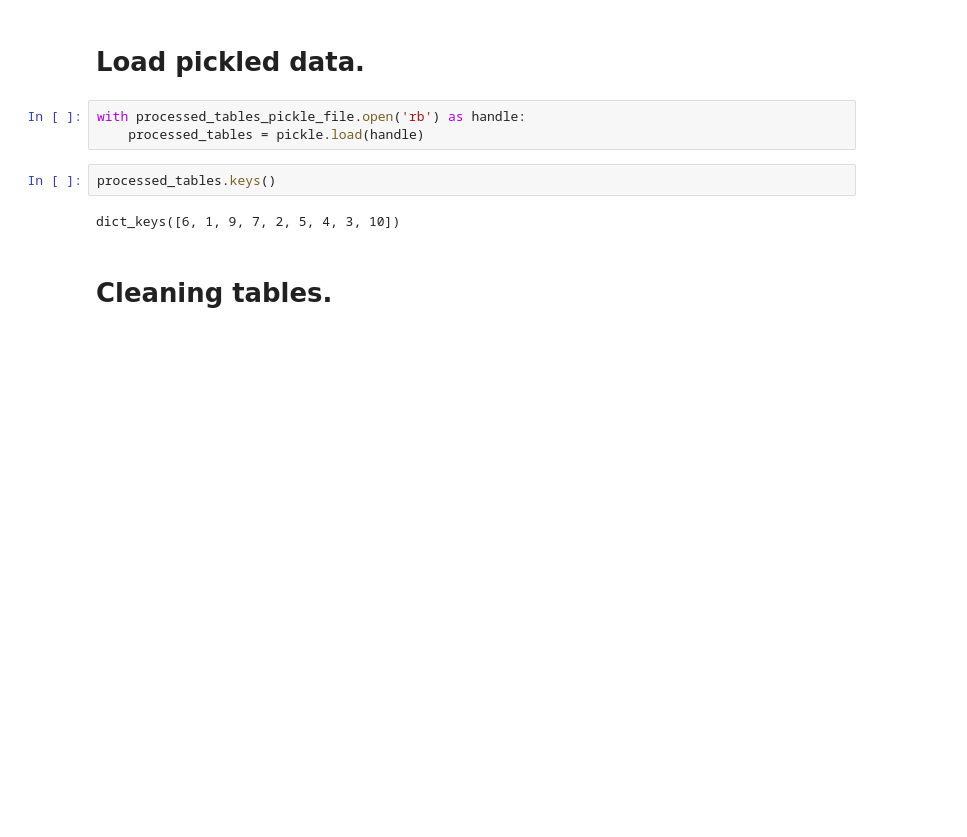
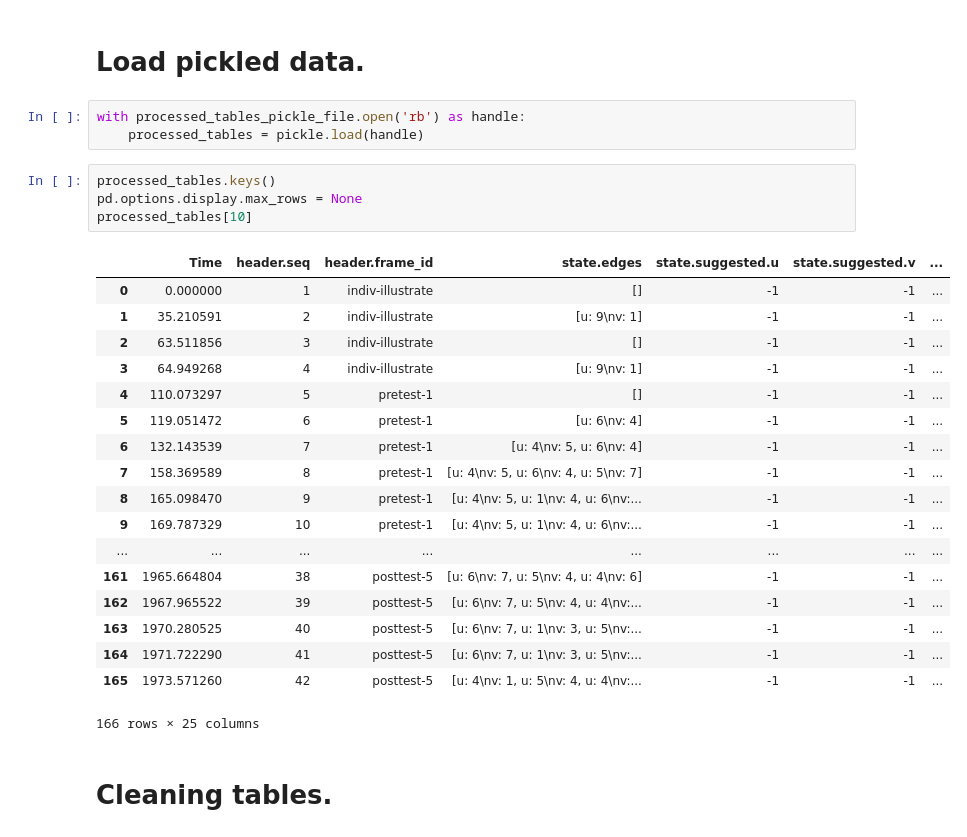
Before and after one commit to utku-norman/justhink-preexp-analysis, a Jupyter notebook: analysis/notebooks/3-measuring-learning-outcomes-pretest-postest.ipynb, the cells around one changed output. Cells and saved outputs as stored; diff of their text form; blank space fills up the shorter version.

```diff
--- a/analysis/notebooks/3-measuring-learning-outcomes-pretest-postest.ipynb
+++ b/analysis/notebooks/3-measuring-learning-outcomes-pretest-postest.ipynb
@@ -32,8 +32,27 @@ with processed_tables_pickle_file.open('rb') as handle:
     processed_tables = pickle.load(handle)
 # %%
 processed_tables.keys()
+pd.options.display.max_rows = None
+processed_tables[10]
 # %% [output]
+|  | Time | header.seq | header.frame_id | state.edges | state.suggested.u | state.suggested.v | ... |
+| 0 | 0.000000 | 1 | indiv-illustrate | [] | -1 | -1 | ... |
+| 1 | 35.210591 | 2 | indiv-illustrate | [u: 9\nv: 1] | -1 | -1 | ... |
+| 2 | 63.511856 | 3 | indiv-illustrate | [] | -1 | -1 | ... |
+| 3 | 64.949268 | 4 | indiv-illustrate | [u: 9\nv: 1] | -1 | -1 | ... |
+| 4 | 110.073297 | 5 | pretest-1 | [] | -1 | -1 | ... |
+| 5 | 119.051472 | 6 | pretest-1 | [u: 6\nv: 4] | -1 | -1 | ... |
+| 6 | 132.143539 | 7 | pretest-1 | [u: 4\nv: 5, u: 6\nv: 4] | -1 | -1 | ... |
+| 7 | 158.369589 | 8 | pretest-1 | [u: 4\nv: 5, u: 6\nv: 4, u: 5\nv: 7] | -1 | -1 | ... |
+| 8 | 165.098470 | 9 | pretest-1 | [u: 4\nv: 5, u: 1\nv: 4, u: 6\nv:... | -1 | -1 | ... |
+| 9 | 169.787329 | 10 | pretest-1 | [u: 4\nv: 5, u: 1\nv: 4, u: 6\nv:... | -1 | -1 | ... |
+| ... | ... | ... | ... | ... | ... | ... | ... |
+| 161 | 1965.664804 | 38 | posttest-5 | [u: 6\nv: 7, u: 5\nv: 4, u: 4\nv: 6] | -1 | -1 | ... |
+| 162 | 1967.965522 | 39 | posttest-5 | [u: 6\nv: 7, u: 5\nv: 4, u: 4\nv:... | -1 | -1 | ... |
+| 163 | 1970.280525 | 40 | posttest-5 | [u: 6\nv: 7, u: 1\nv: 3, u: 5\nv:... | -1 | -1 | ... |
+| 164 | 1971.722290 | 41 | posttest-5 | [u: 6\nv: 7, u: 1\nv: 3, u: 5\nv:... | -1 | -1 | ... |
+| 165 | 1973.571260 | 42 | posttest-5 | [u: 4\nv: 1, u: 5\nv: 4, u: 4\nv:... | -1 | -1 | ... |
-dict_keys([6, 1, 9, 7, 2, 5, 4, 3, 10])
+166 rows × 25 columns
 # %% [markdown]
 # Cleaning tables.
 # %%
```
Also changed, not shown: parts of 2 cells of this notebook, 2 other files.
